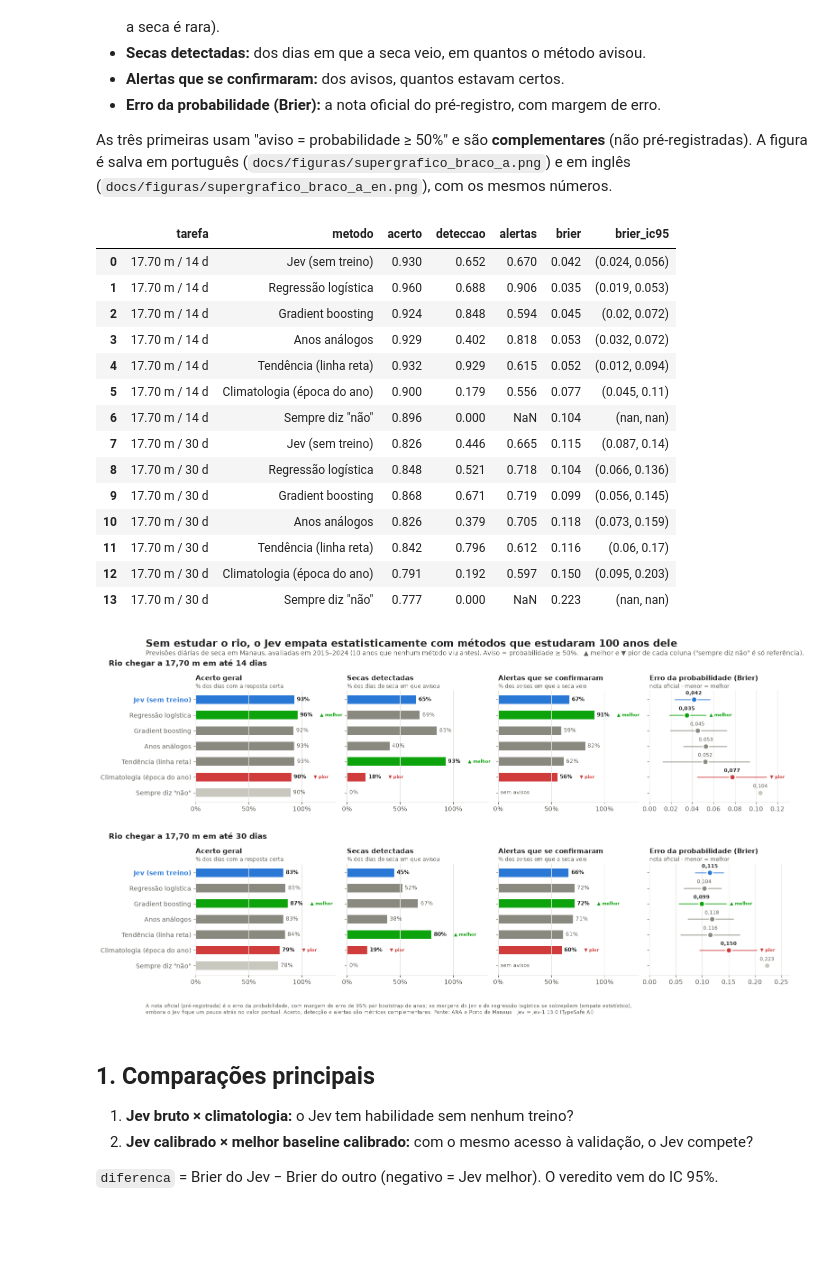
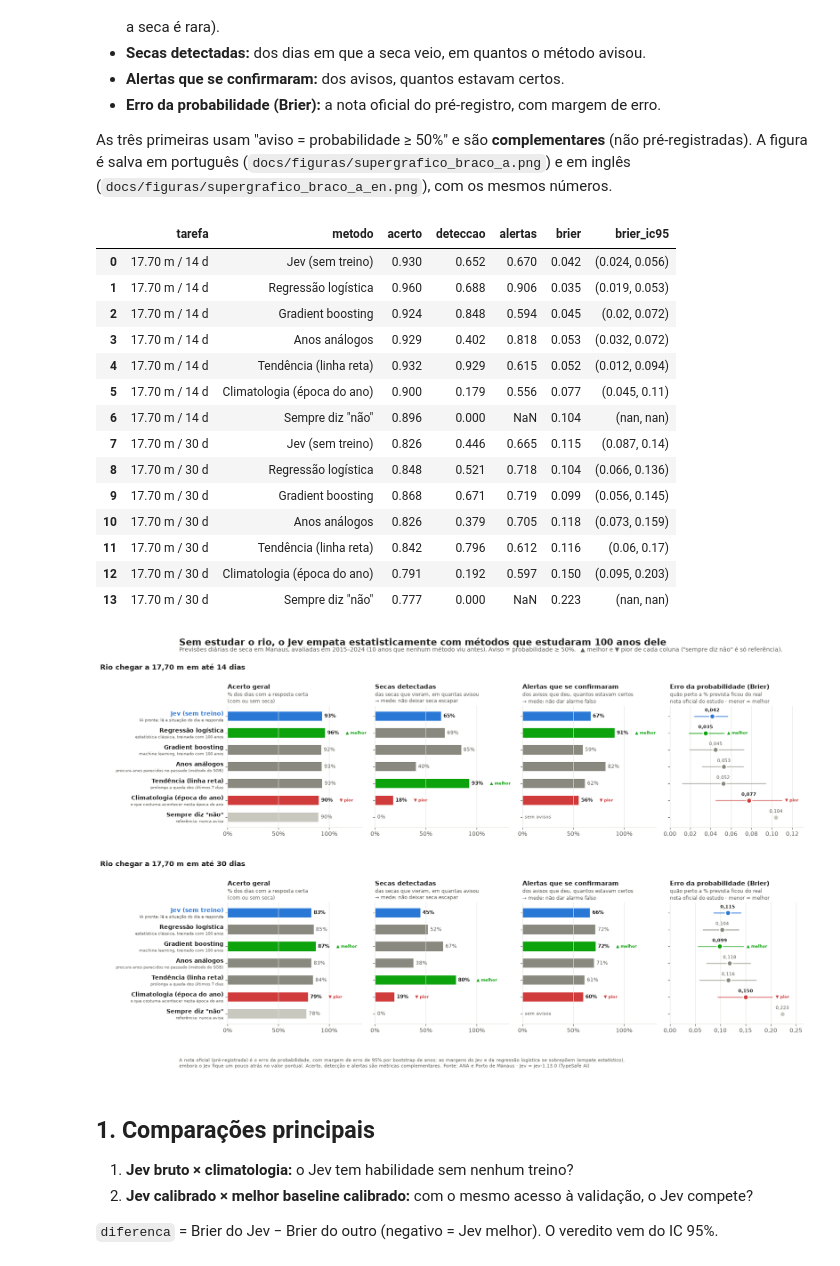
Before and after one commit to DouglasSM747/SupplyRisk, a Jupyter notebook: notebooks/02_resultados_braco_a.ipynb, the cells around one changed output. Cells and saved outputs as stored; diff of their text form; code cells hidden in the pictures; blank space fills up the shorter version.

Commit message:
Supergráfico autoexplicativo: descrição de cada método e das colunas

```diff
--- a/notebooks/02_resultados_braco_a.ipynb
+++ b/notebooks/02_resultados_braco_a.ipynb
@@ -176,8 +176,17 @@ TEXTOS = {
                     "Tendência (linha reta)", "Climatologia (época do ano)", "Sempre diz \"não\""],
         "titulos": {"acerto": "Acerto geral", "deteccao": "Secas detectadas",
                     "alertas": "Alertas que se confirmaram", "brier": "Erro da probabilidade (Brier)"},
-        "subtitulos": {"acerto": "% dos dias com a resposta certa", "deteccao": "% dos dias de seca em que avisou",
-                       "alertas": "% dos avisos em que a seca veio", "brier": "nota oficial · menor = melhor"},
+        "descricoes": ["IA pronta: lê a situação do dia e responde",
+                       "estatística clássica, treinada com 100 anos",
+                       "machine learning, treinado com 100 anos",
+                       "procura anos parecidos no passado (método do SGB)",
+                       "prolonga a queda dos últimos 7 dias",
+                       "o que costuma acontecer nesta época do ano",
+                       "referência: nunca avisa"],
+        "subtitulos": {"acerto": "% dos dias com a resposta certa\n(com ou sem seca)",
+                       "deteccao": "das secas que vieram, em quantas avisou\n→ mede: não deixar seca escapar",
+                       "alertas": "dos avisos que deu, quantos estavam certos\n→ mede: não dar alarme falso",
+                       "brier": "quão perto a % prevista ficou do real\nnota oficial do estudo · menor = melhor"},
         "tarefa": "Rio chegar a {m} m em até {h} dias",
         "decimal": ",",
         "melhor": "▲ melhor", "pior": "▼ pior", "sem_avisos": "sem avisos",
@@ -195,8 +204,17 @@ TEXTOS = {
                     "Trend (straight line)", "Climatology (time of year)", "Always says \"no\""],
         "titulos": {"acerto": "Accuracy", "deteccao": "Droughts detected",
                     "alertas": "Alerts that came true", "brier": "Probability error (Brier)"},
-        "subtitulos": {"acerto": "% of days with the right answer", "deteccao": "% of drought days it warned about",
-                       "alertas": "% of warnings followed by drought", "brier": "official score · lower = better"},
+        "descricoes": ["off-the-shelf AI: reads the day's situation and answers",
+                       "classic statistics, trained on 100 years",
+                       "machine learning, trained on 100 years",
+                       "finds similar past years (Brazil's geological survey method)",
+                       "extends the fall of the last 7 days",
+                       "what usually happens at this time of year",
+                       "reference: never warns"],
+        "subtitulos": {"acerto": "% of days with the right answer\n(drought or not)",
+                       "deteccao": "of the droughts that came, how many it warned about\n→ measures: not missing a drought",
+                       "alertas": "of its warnings, how many were right\n→ measures: no false alarms",
+                       "brier": "how close the forecast % was to reality\nofficial study score · lower = better"},
         "tarefa": "River reaching {m} m within {h} days",
         "decimal": ".",
         "melhor": "▲ best", "pior": "▼ worst", "sem_avisos": "no warnings",
@@ -244,7 +262,7 @@ for limiar, h in TAREFAS:
 
 
 def supergrafico(t):
-    fig, eixos = plt.subplots(2, 4, figsize=(17, 8.2), sharey=True, gridspec_kw={"wspace": 0.08, "hspace": 0.55})
+    fig, eixos = plt.subplots(2, 4, figsize=(18, 10), sharey=True, gridspec_kw={"wspace": 0.1, "hspace": 0.62})
     for linha_eixos, (limiar, h) in zip(eixos, TAREFAS):
         resultados = resultados_por_tarefa[(limiar, h)]
         for ax, chave in zip(linha_eixos, PAINEL):
@@ -279,57 +297,62 @@ def supergrafico(t):
                         ax.annotate(etiqueta, (v, i), xytext=(36, 0), textcoords="offset points", va="center",
                                     fontsize=7.5, color=cor_etiqueta, fontweight="bold")
         for ax, chave in zip(linha_eixos, PAINEL):
-            ax.set_title(t["titulos"][chave], pad=16, fontsize=10.5, loc="left", color=TINTA, fontweight="bold")
-            ax.text(0, 1.02, t["subtitulos"][chave], transform=ax.transAxes, fontsize=8.5, color=TINTA_2)
+            ax.set_title(t["titulos"][chave], pad=30, fontsize=10.5, loc="left", color=TINTA, fontweight="bold")
+            ax.text(0, 1.015, t["subtitulos"][chave], va="bottom", linespacing=1.3, transform=ax.transAxes, fontsize=8.5, color=TINTA_2)
             if chave == "brier":
                 ax.set_xlim(0, ax.get_xlim()[1] * 1.15)
+                ax.xaxis.set_major_formatter(lambda x, _: f"{x:.2f}".replace(".", t["decimal"]))
             else:
                 ax.set_xlim(0, 1.32)
                 ax.set_xticks([0, 0.5, 1], ["0%", "50%", "100%"])
             ax.grid(axis="y", visible=False)
-        linha_eixos[0].set_yticks(range(len(METODOS)), t["metodos"])
+        linha_eixos[0].set_yticks(range(len(METODOS)), [""] * len(METODOS))
+        rotulo = linha_eixos[0].get_yaxis_transform()
+        for i, (nome, descricao) in enumerate(zip(t["metodos"], t["descricoes"])):
+            e_jev = nome.startswith("Jev")
+            linha_eixos[0].text(-0.03, i - 0.13, nome, transform=rotulo, ha="right", va="center", fontsize=10,
+                                color=AZUL if e_jev else TINTA, fontweight="bold")
+            linha_eixos[0].text(-0.03, i + 0.25, descricao, transform=rotulo, ha="right", va="center",
+                                fontsize=7.5, color=TINTA_2)
         metros = f"{limiar / 100:.2f}".replace(".", t["decimal"])
-        linha_eixos[0].text(-0.62, 1.22, t["tarefa"].format(m=metros, h=h), transform=linha_eixos[0].transAxes,
+        linha_eixos[0].text(-0.95, 1.30, t["tarefa"].format(m=metros, h=h), transform=linha_eixos[0].transAxes,
                             fontsize=12.5, fontweight="bold", color=TINTA)
-        for lbl in linha_eixos[0].get_yticklabels():
-            if lbl.get_text().startswith("Jev"):
-                lbl.set_color(AZUL); lbl.set_fontweight("bold")
 
     eixos[0, 0].invert_yaxis()  # uma vez só: os eixos y são compartilhados
-    fig.suptitle(t["titulo"], x=0.06, y=1.02, ha="left", fontsize=16, fontweight="bold", color=TINTA)
-    fig.text(0.06, 0.975, t["subtitulo"], fontsize=10, color=TINTA_2)
+    fig.suptitle(t["titulo"], x=0.06, y=1.045, ha="left", fontsize=16, fontweight="bold", color=TINTA)
+    fig.text(0.06, 1.012, t["subtitulo"], fontsize=10, color=TINTA_2)
     fig.text(0.06, 0.005, t["rodape"], fontsize=8, color=TINTA_2)
     Path(t["arquivo"]).parent.mkdir(parents=True, exist_ok=True)
     fig.savefig(t["arquivo"], dpi=200, bbox_inches="tight", facecolor="white")
     return fig
 
 
 supergrafico(TEXTOS["en"])
 plt.close()
 supergrafico(TEXTOS["pt"])
 
 pd.DataFrame([
     {"tarefa": f"{l / 100:.2f} m / {h} d", "metodo": nome, **valores, "brier_ic95": (round(lo, 3), round(hi, 3))}
     for (l, h), resultados in resultados_por_tarefa.items()
     for nome, (coluna, valores, (lo, hi)) in zip(TEXTOS["pt"]["metodos"], resultados)
 ]).round(3)
 # %% [output]
 |  | tarefa | metodo | acerto | deteccao | alertas | brier | brier_ic95 |
 | 0 | 17.70 m / 14 d | Jev (sem treino) | 0.930 | 0.652 | 0.670 | 0.042 | (0.024, 0.056) |
 | 1 | 17.70 m / 14 d | Regressão logística | 0.960 | 0.688 | 0.906 | 0.035 | (0.019, 0.053) |
 | 2 | 17.70 m / 14 d | Gradient boosting | 0.924 | 0.848 | 0.594 | 0.045 | (0.02, 0.072) |
 | 3 | 17.70 m / 14 d | Anos análogos | 0.929 | 0.402 | 0.818 | 0.053 | (0.032, 0.072) |
 | 4 | 17.70 m / 14 d | Tendência (linha reta) | 0.932 | 0.929 | 0.615 | 0.052 | (0.012, 0.094) |
 | 5 | 17.70 m / 14 d | Climatologia (época do ano) | 0.900 | 0.179 | 0.556 | 0.077 | (0.045, 0.11) |
 | 6 | 17.70 m / 14 d | Sempre diz "não" | 0.896 | 0.000 | NaN | 0.104 | (nan, nan) |
 | 7 | 17.70 m / 30 d | Jev (sem treino) | 0.826 | 0.446 | 0.665 | 0.115 | (0.087, 0.14) |
 | 8 | 17.70 m / 30 d | Regressão logística | 0.848 | 0.521 | 0.718 | 0.104 | (0.066, 0.136) |
 | 9 | 17.70 m / 30 d | Gradient boosting | 0.868 | 0.671 | 0.719 | 0.099 | (0.056, 0.145) |
 | 10 | 17.70 m / 30 d | Anos análogos | 0.826 | 0.379 | 0.705 | 0.118 | (0.073, 0.159) |
 | 11 | 17.70 m / 30 d | Tendência (linha reta) | 0.842 | 0.796 | 0.612 | 0.116 | (0.06, 0.17) |
 | 12 | 17.70 m / 30 d | Climatologia (época do ano) | 0.791 | 0.192 | 0.597 | 0.150 | (0.095, 0.203) |
 | 13 | 17.70 m / 30 d | Sempre diz "não" | 0.777 | 0.000 | NaN | 0.223 | (nan, nan) |
-[figure, old version]
+[figure, new version]
 # %% [markdown]
 ## 1. Comparações principais
 
```
Also changed, not shown: 2 other files.
